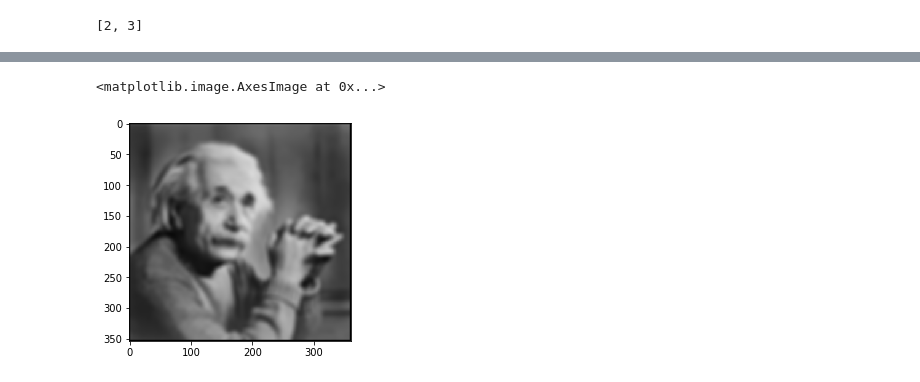
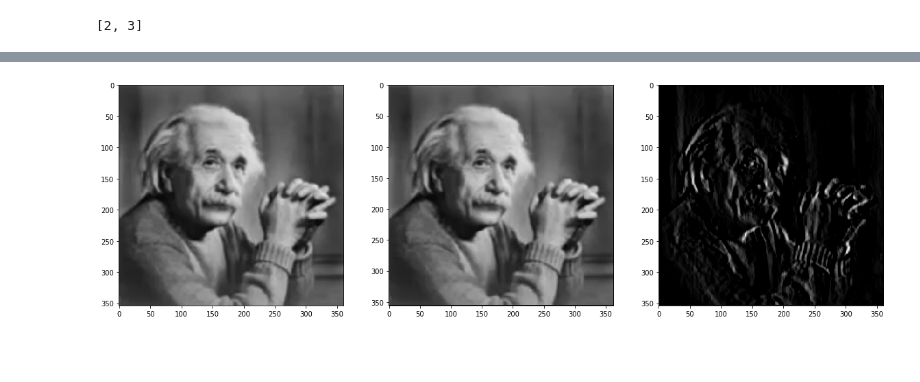
Before and after one commit to jpvt/Digital_Image_Processing, a Jupyter notebook: notebooks/correlator_testing.ipynb, the cells around one changed output, grey strips where cells are left out. Cells and saved outputs as stored; diff of their text form; code cells hidden in the pictures; blank space fills up the shorter version.

Commit message:
corrected output (with range inside 0 - 255) and created apply sobel filter func

```diff
--- a/notebooks/correlator_testing.ipynb
+++ b/notebooks/correlator_testing.ipynb
@@ -63,4 +63,22 @@ class Correlator:
                         window_diff = window - np.mean(window)
                         output[i,j,k] = np.sum(np.multiply((window_diff)/np.sum(np.abs(window_diff + epsilon)), normalized_filter))
 
+        output[output < 0] = 0
+        output[output > 255] = 255
+
         return self.image, preprocessed_img, output
+
+    def apply_sobel_filter(self, image_path, zero_padding=True, normalization=False, mode="horizontal"):
+        if mode == "horizontal":
+            sobel_filter = np.array([[-1,0,1],
+                        [-2,0,2],
+                        [-1,0,1]])
+        elif mode == "vertical":
+            sobel_filter = np.array([[-1,0,1],
+                        [-2,0,2],
+                        [-1,0,1]]).T
+        else:
+            print("Choose either vertical or Horizontal")
+            return -1
+
+        return self.apply_correlation(image_path, sobel_filter, zero_padding=zero_padding, normalization=normalization)
@@ -67,6 +87,8 @@ class Correlator:
 # %%
 c = Correlator()
 
-filter_matrix = np.ones((9,9))/81
+sobel_filter = np.array([[-1,0,1],
+                        [-2,0,2],
+                        [-1,0,1]]).T
 
-original, padded_image, output = c.apply_correlation("../app/assets/Imagens_teste/einstein.png", filter_matrix, zero_padding=True, normalization = False)
+original, padded_image, output = c.apply_sobel_filter("../app/assets/Imagens_teste/einstein.png", mode="horizontal")
@@ -83,5 +95,8 @@ plt.imshow(padded_image.astype(int))
-# %%
-plt.imshow(output.astype(int))
-# %% [output]
-<matplotlib.image.AxesImage at 0x...>
-[figure, removed]
+# %%
+f, ax = plt.subplots(1,3, figsize=(20, 20))
+ax[0].imshow(original.astype(int))
+ax[1].imshow(padded_image.astype(int))
+ax[2].imshow(output.astype(int))
+plt.show()
+# %% [output]
+[figure, added]
```
Also changed, not shown: parts of 3 cells of this notebook, 1 other file.
